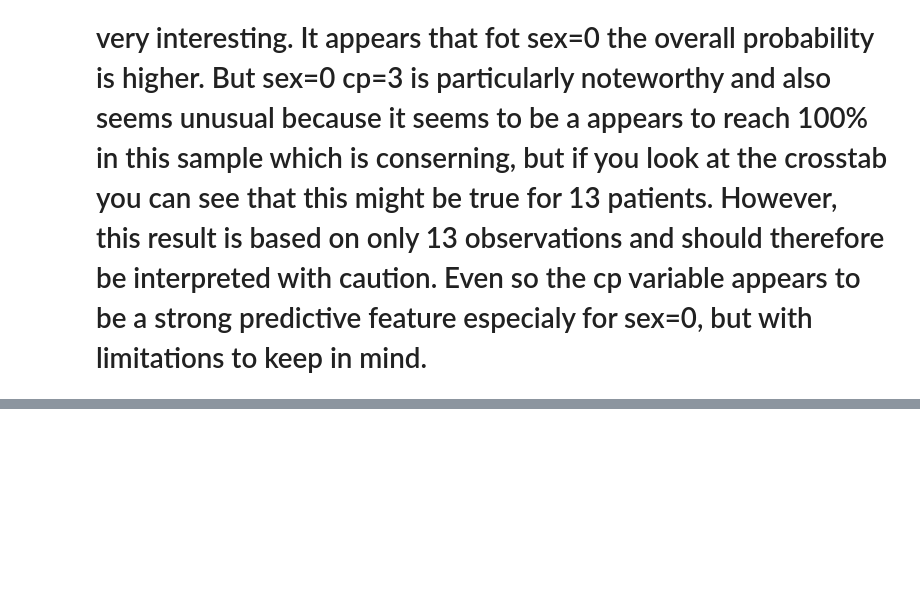
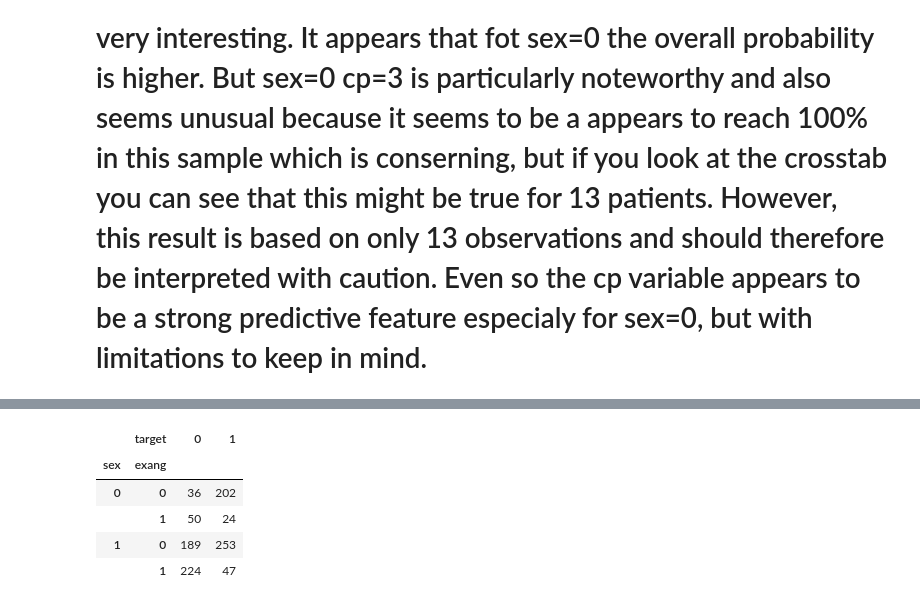
Before and after one commit to Wassiemkahlawi/heart-disease-ml-analysis, a Jupyter notebook: notebooks/01_eda.ipynb, the cells around one changed output, grey strips where cells are left out. Saved outputs shown, nothing was run; the diff lists cells and outputs as text; code cells hidden in the pictures; blank space fills up the shorter version.

```diff
--- a/notebooks/01_eda.ipynb
+++ b/notebooks/01_eda.ipynb
@@ -450,0 +514,12 @@ pd.crosstab(
+# %%
+pd.crosstab(
+    [df["sex"], df["exang"]],
+    df["target"]
+)
+# %% [output]
+|  | target | 0 | 1 |
+| sex | exang |  |  |
+| 0 | 0 | 36 | 202 |
+|  | 1 | 50 | 24 |
+| 1 | 0 | 189 | 253 |
+|  | 1 | 224 | 47 |
```
Also changed, not shown: parts of 8 cells of this notebook.
